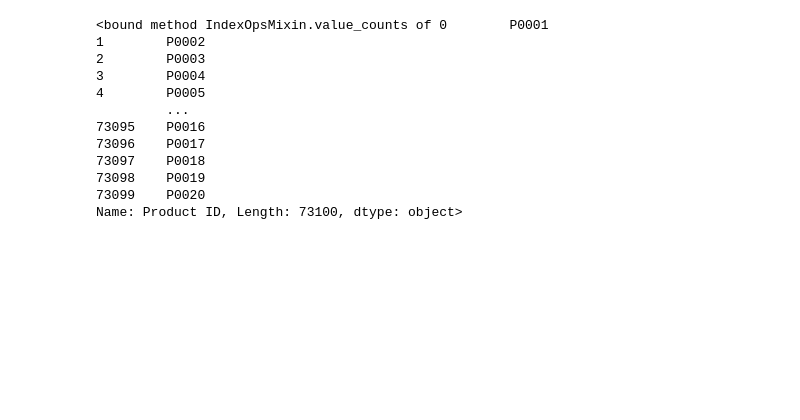
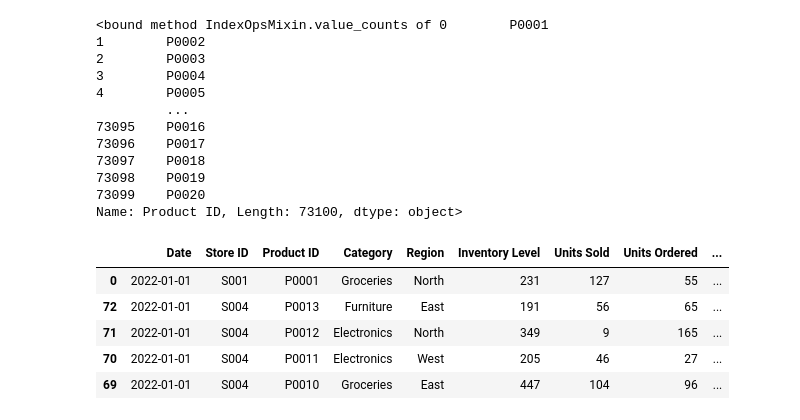
Before and after one commit to andrejpanev8/vnp-project, a Jupyter notebook: DynamicPrices.ipynb, the cells around one changed output. Cells and saved outputs as stored; diff of their text form; code cells hidden in the pictures; blank space fills up the shorter version.

```diff
--- a/DynamicPrices.ipynb
+++ b/DynamicPrices.ipynb
@@ -180,0 +124,12 @@ Name: Product ID, Length: 73100, dtype: object>
+# %%
+df['Date'] = pd.to_datetime(df['Date'])
+df.sort_values('Date', inplace=True)
+# %%
+df.head(5)
+# %% [output]
+|  | Date | Store ID | Product ID | Category | Region | Inventory Level | Units Sold | Units Ordered | ... |
+| 0 | 2022-01-01 | S001 | P0001 | Groceries | North | 231 | 127 | 55 | ... |
+| 72 | 2022-01-01 | S004 | P0013 | Furniture | East | 191 | 56 | 65 | ... |
+| 71 | 2022-01-01 | S004 | P0012 | Electronics | North | 349 | 9 | 165 | ... |
+| 70 | 2022-01-01 | S004 | P0011 | Electronics | West | 205 | 46 | 27 | ... |
+| 69 | 2022-01-01 | S004 | P0010 | Groceries | East | 447 | 104 | 96 | ... |
```
Also changed, not shown: parts of 30 cells of this notebook.
